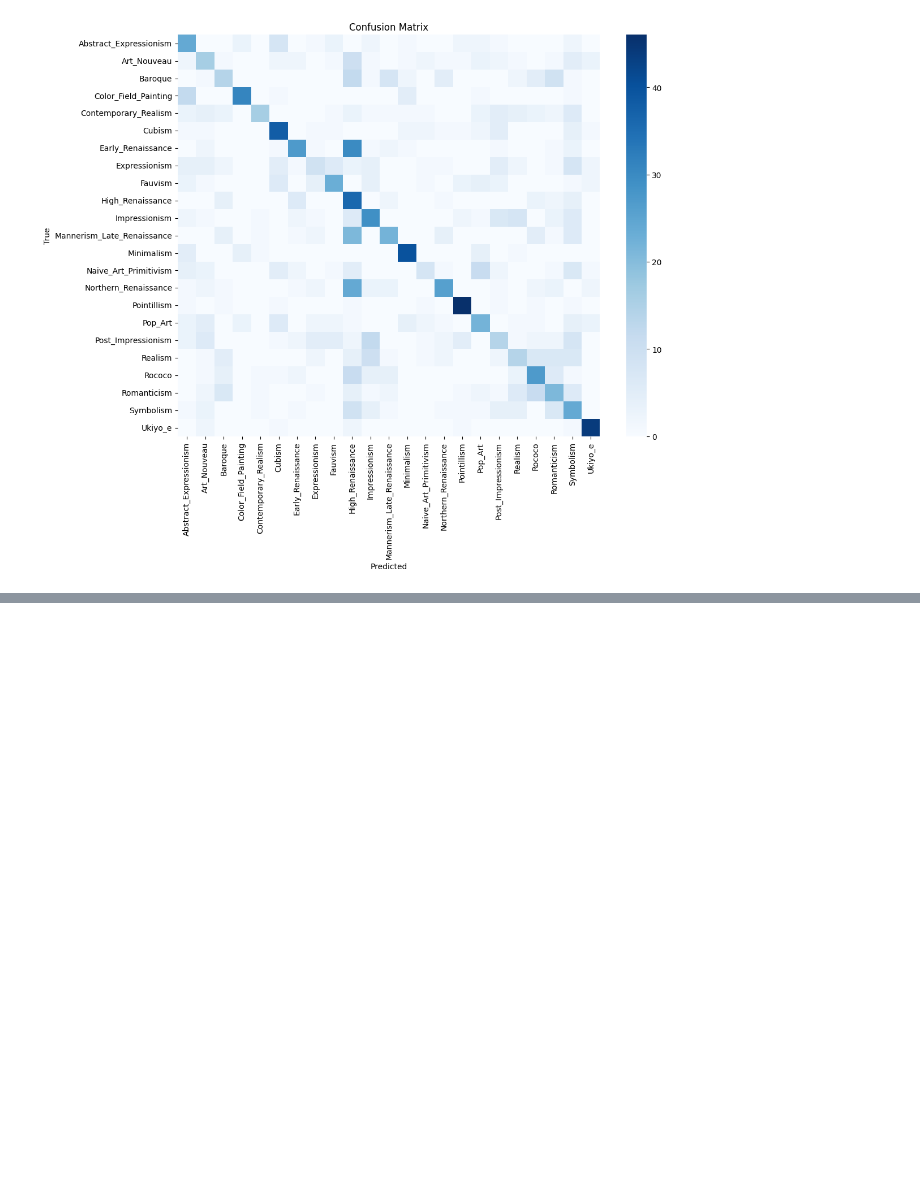
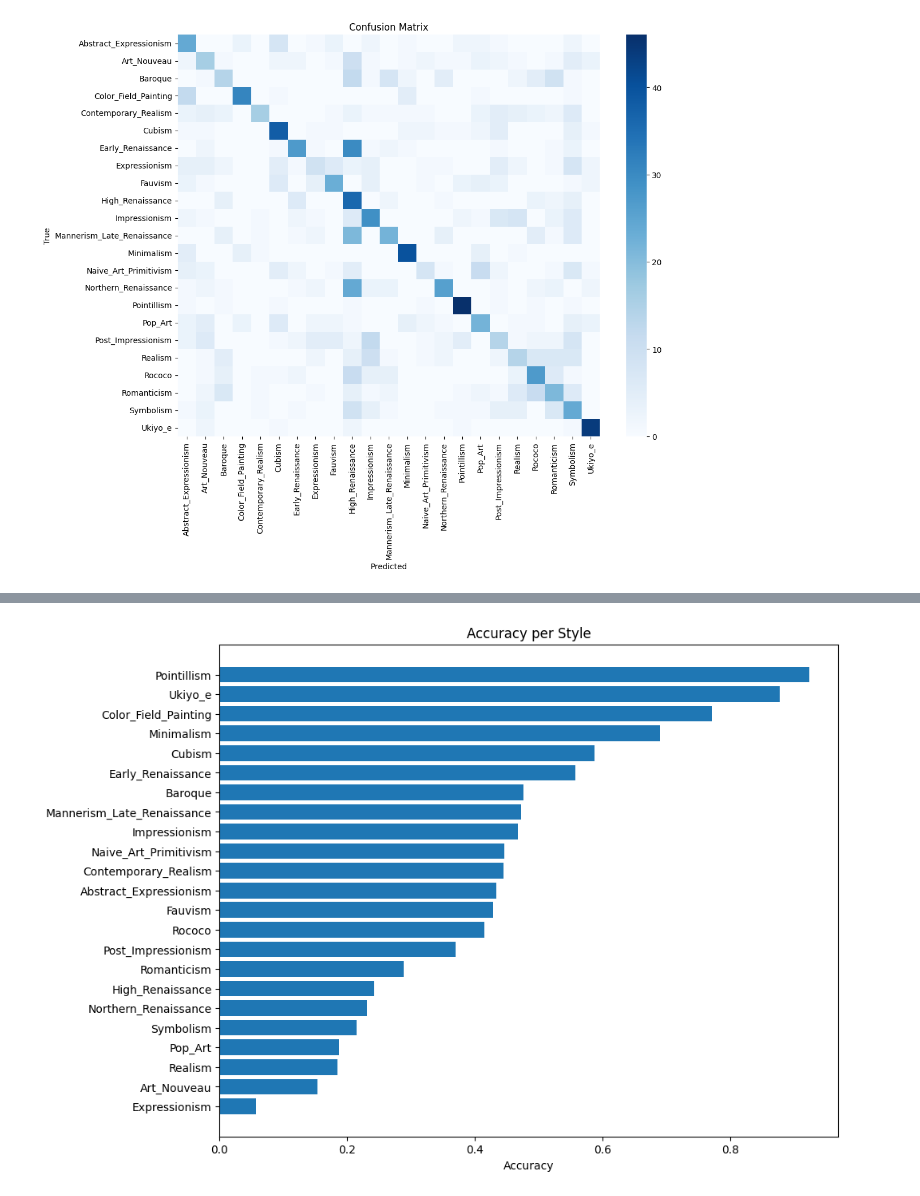
Before and after one commit to julietteabalain-cloud/Reconnaissance-de-mouvement-artistique, a Jupyter notebook: notebooks/5_DL_Archi_MobileNet.ipynb, the cells around one changed output, grey strips where cells are left out. Cells and saved outputs as stored; diff of their text form; code cells hidden in the pictures; blank space fills up the shorter version.

```diff
--- a/notebooks/5_DL_Archi_MobileNet.ipynb
+++ b/notebooks/5_DL_Archi_MobileNet.ipynb
@@ -372,0 +473,15 @@ Test Confusion Matrix:
+# %%
+class_names = sorted(df_train["style_name"].unique())
+
+acc_per_style = accuracy_per_class(
+    model_mn,
+    val_loader,
+    device,
+    class_names
+)
+
+results = list(zip(class_names, acc_per_style))
+results = sorted(results, key=lambda x: x[1], reverse=True)
+
+for style, acc in results:
+    print(f"{style}: {acc:.3f}")
@@ -372,0 +506,4 @@ Test Confusion Matrix:
+# %%
+visualize_accuracy_per_style(results)
+# %% [output]
+[figure, added]
```
Also changed, not shown: parts of 12 cells of this notebook.
